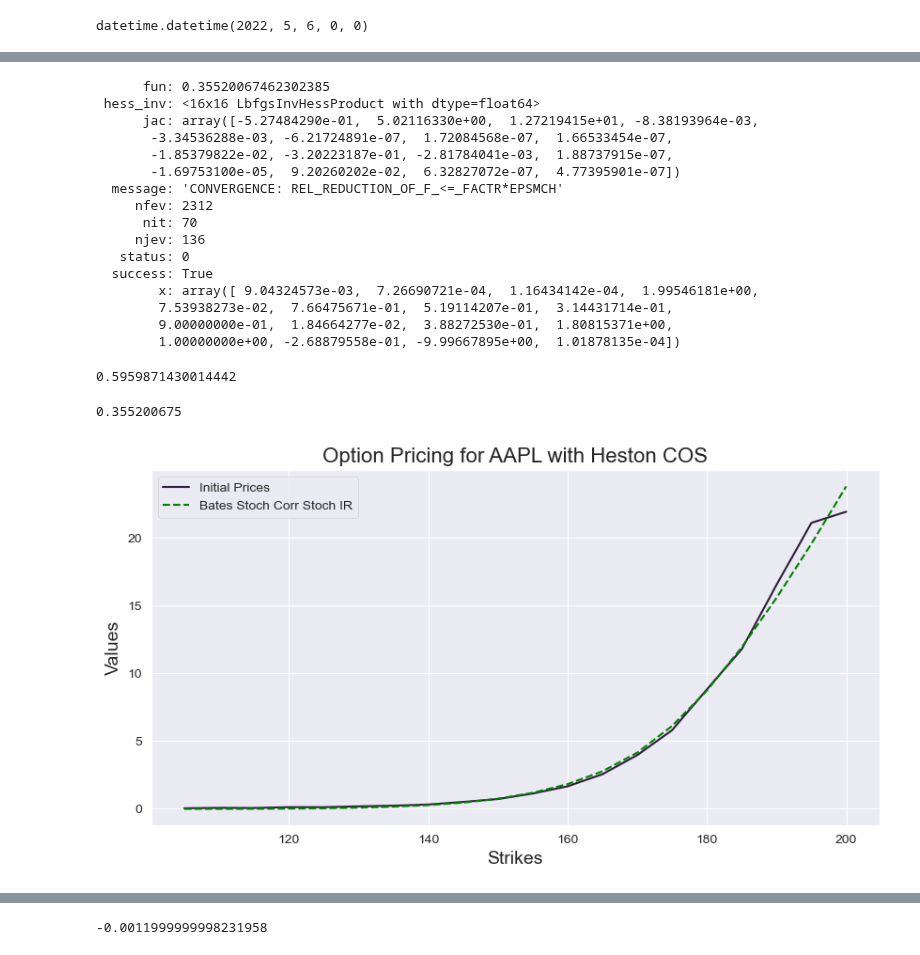
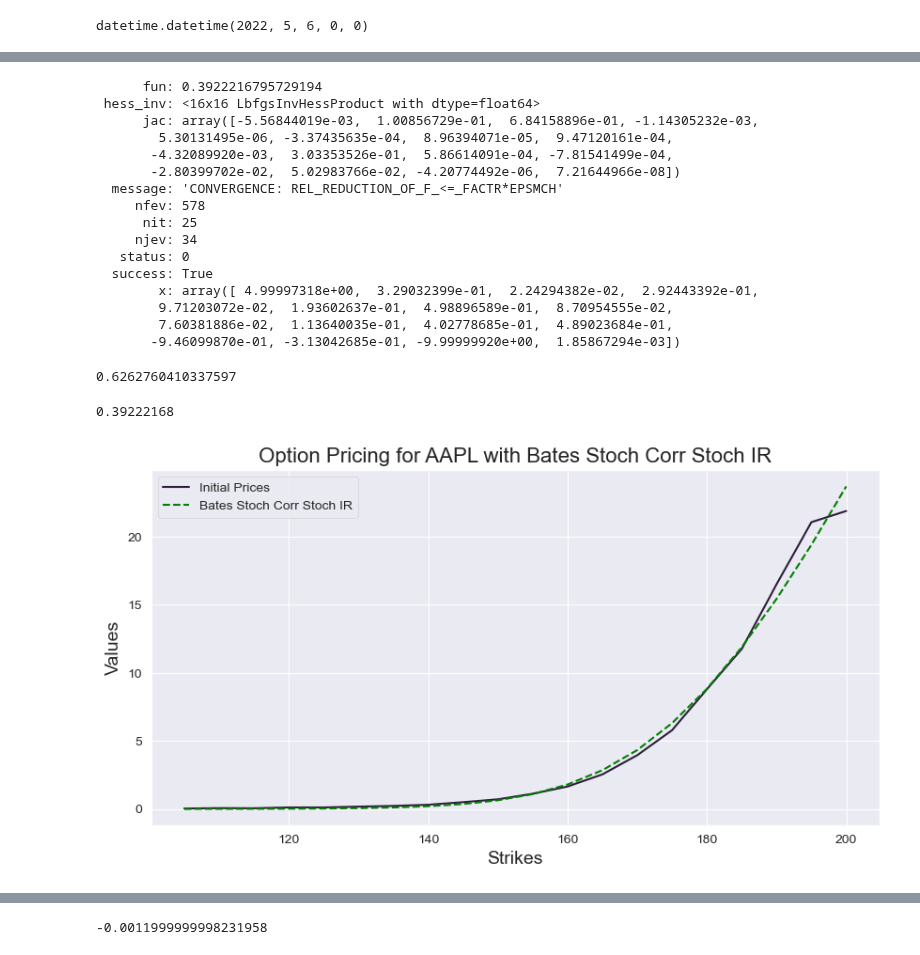
Before and after one commit to kirillzx/Generalized-Bates-model-draft, a Jupyter notebook: Calibrations/Calibration_Main.ipynb, the cells around one changed output, grey strips where cells are left out. Saved outputs shown, nothing was run; the diff lists cells and outputs as text; code cells hidden in the pictures.

```diff
--- a/Calibrations/Calibration_Main.ipynb
+++ b/Calibrations/Calibration_Main.ipynb
@@ -66,0 +67,2 @@ apple_option_calls.head()
+# %%
+apple_option_calls = pd.read_csv('apple_option_call_may_06_2022.csv')
@@ -329,30 +340,30 @@ sigmaJ = calibratedParms.get('sigmaJ')
 
 errorFinal = calibratedParms.get('ErrorFinal')
 # %% [output]
-      fun: 0.35520067462302385
+      fun: 0.3922216795729194
  hess_inv: <16x16 LbfgsInvHessProduct with dtype=float64>
-      jac: array([-5.27484290e-01,  5.02116330e+00,  1.27219415e+01, -8.38193964e-03,
-       -3.34536288e-03, -6.21724891e-07,  1.72084568e-07,  1.66533454e-07,
-       -1.85379822e-02, -3.20223187e-01, -2.81784041e-03,  1.88737915e-07,
-       -1.69753100e-05,  9.20260202e-02,  6.32827072e-07,  4.77395901e-07])
+      jac: array([-5.56844019e-03,  1.00856729e-01,  6.84158896e-01, -1.14305232e-03,
+        5.30131495e-06, -3.37435635e-04,  8.96394071e-05,  9.47120161e-04,
+       -4.32089920e-03,  3.03353526e-01,  5.86614091e-04, -7.81541499e-04,
+       -2.80399702e-02,  5.02983766e-02, -4.20774492e-06,  7.21644966e-08])
   message: 'CONVERGENCE: REL_REDUCTION_OF_F_<=_FACTR*EPSMCH'
-     nfev: 2312
-      nit: 70
-     njev: 136
+     nfev: 578
+      nit: 25
+     njev: 34
    status: 0
   success: True
-        x: array([ 9.04324573e-03,  7.26690721e-04,  1.16434142e-04,  1.99546181e+00,
-        7.53938273e-02,  7.66475671e-01,  5.19114207e-01,  3.14431714e-01,
-        9.00000000e-01,  1.84664277e-02,  3.88272530e-01,  1.80815371e+00,
-        1.00000000e+00, -2.68879558e-01, -9.99667895e+00,  1.01878135e-04])
+        x: array([ 4.99997318e+00,  3.29032399e-01,  2.24294382e-02,  2.92443392e-01,
+        9.71203072e-02,  1.93602637e-01,  4.98896589e-01,  8.70954555e-02,
+        7.60381886e-02,  1.13640035e-01,  4.02778685e-01,  4.89023684e-01,
+       -9.46099870e-01, -3.13042685e-01, -9.99999920e+00,  1.85867294e-03])
 # %%
 np.sqrt(errorFinal)
 # %% [output]
-0.5959871430014442
+0.6262760410337597
 # %%
 round(errorFinal, 9)
 # %% [output]
-0.355200675
+0.39222168
 # %%
 L = 10
 N = 500
@@ -362,16 +373,16 @@ valCOS = exm.optionPriceCOSMthd_StochIR(cf, type_option, s0, T, K, N, L, P0T(T))
 # %%
 plt.subplots(figsize=(10, 5), dpi=100)
 
 plt.plot(K, marketPrice, label='Initial Prices')
 plt.plot(K, valCOS, '--', color='green', label='Bates Stoch Corr Stoch IR')
 
-plt.title('Option Pricing for AAPL with Heston COS', fontsize=16)
+plt.title('Option Pricing for AAPL with Bates Stoch Corr Stoch IR', fontsize=16)
 plt.xlabel('Strikes', fontsize=14)
 plt.ylabel('Values', fontsize=14)
 plt.legend()
 plt.show()
 # %% [output]
-[figure, old version]
+[figure, new version]
 # %%
 print(f'r0: {r0}, v0: {v0}, rho0: {rho0}, muJ: {muJ}, sigmaJ: {sigmaJ}')
 # %% [output]
```
Also changed, not shown: parts of 36 cells of this notebook.
